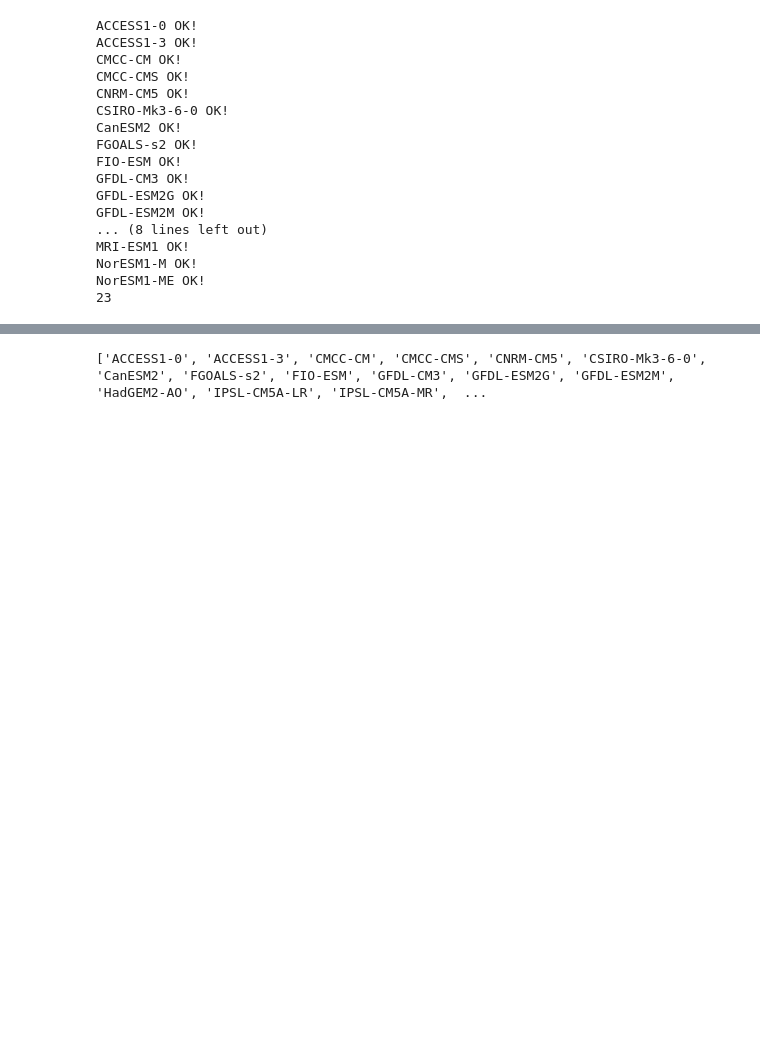
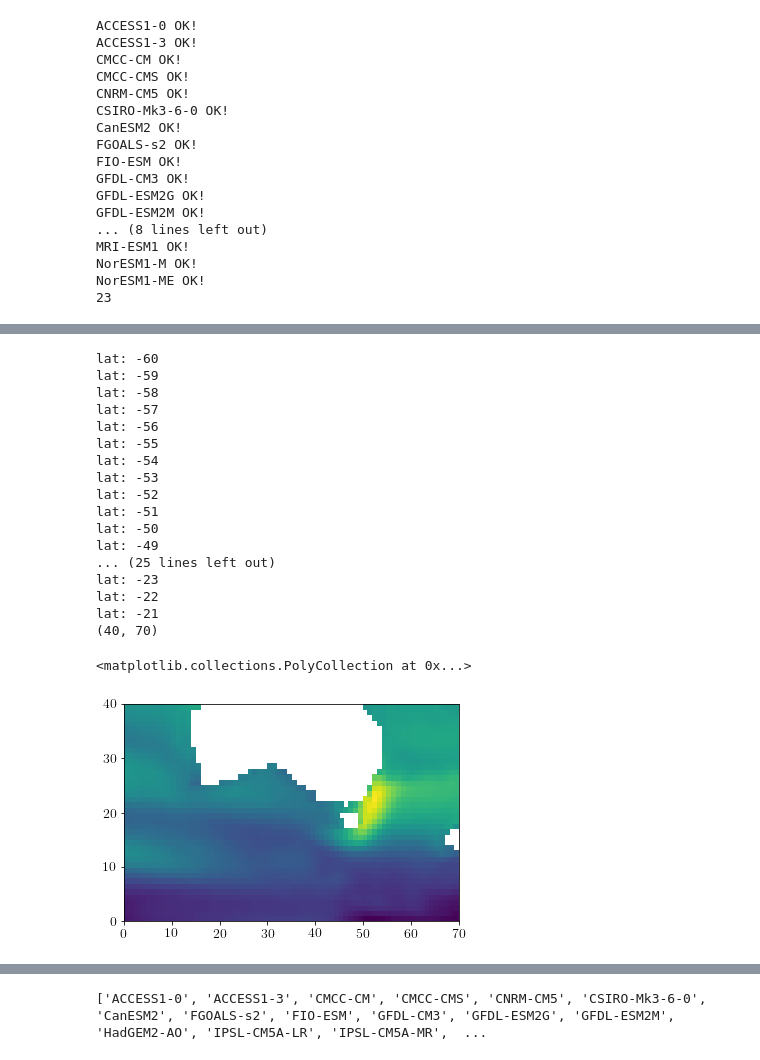
Before and after one commit to ERDuran/CMIP5, a Jupyter notebook: p06_plot_MMM_and_scatter.ipynb, the cells around one changed output, grey strips where cells are left out. Drawn from its saved outputs; the diff is of its cells as text; code cells hidden in the pictures; blank space fills up the shorter version.

```diff
--- a/p06_plot_MMM_and_scatter.ipynb
+++ b/p06_plot_MMM_and_scatter.ipynb
@@ -281,3 +282,52 @@ CMCC-CM
+# %%
+# Criteria for MMM:
+good_tol = 12
+
+tos_anom_MMM = np.empty([40,70])
+tauuo_anom_MMM = np.empty([40,70])
+for y_idx,y in enumerate(lat_unique):
+    print('lat: ' + str(y))
+
+    for x_idx, x in enumerate(lon_unique):
+        tos_unique_now = tos_anom_unique[y_idx][x_idx]
+        tauuo_unique_now = tauuo_anom_unique[y_idx][x_idx]
+        #print(tos_unique_now)
+        #print(np.shape(tos_unique_now))
+        tos_idx = np.argwhere(np.isnan(tos_unique_now))
+        tauuo_idx = np.argwhere(np.isnan(tauuo_unique_now))
+        #print(idx)
+        #print(len(idx))
+        if len(tos_idx) <= good_tol:
+            tos_anom_MMM[y_idx, x_idx] = np.nanmean(tos_unique_now)
+        else:
+            tos_anom_MMM[y_idx, x_idx] = np.mean(tos_unique_now)
+        if len(tauuo_idx) <= good_tol:
+            tauuo_anom_MMM[y_idx, x_idx] = np.nanmean(tauuo_unique_now)
+        else:
+            tauuo_anom_MMM[y_idx, x_idx] = np.mean(tauuo_unique_now)
+
+print(np.shape(tos_anom_MMM))
+plt.pcolor(tos_anom_MMM)
+# %% [output]
+lat: -60
+lat: -59
+lat: -58
+lat: -57
+lat: -56
+lat: -55
+lat: -54
+lat: -53
+lat: -52
+lat: -51
+lat: -50
+lat: -49
+... (25 lines left out)
+lat: -23
+lat: -22
+lat: -21
+(40, 70)
+<matplotlib.collections.PolyCollection at 0x...>
+[figure, added]
 # %%
 matplotlib.rcParams.update({'font.size': 14})
 row = 2
```
Also changed, not shown: parts of 3 cells of this notebook, 7 other files.
